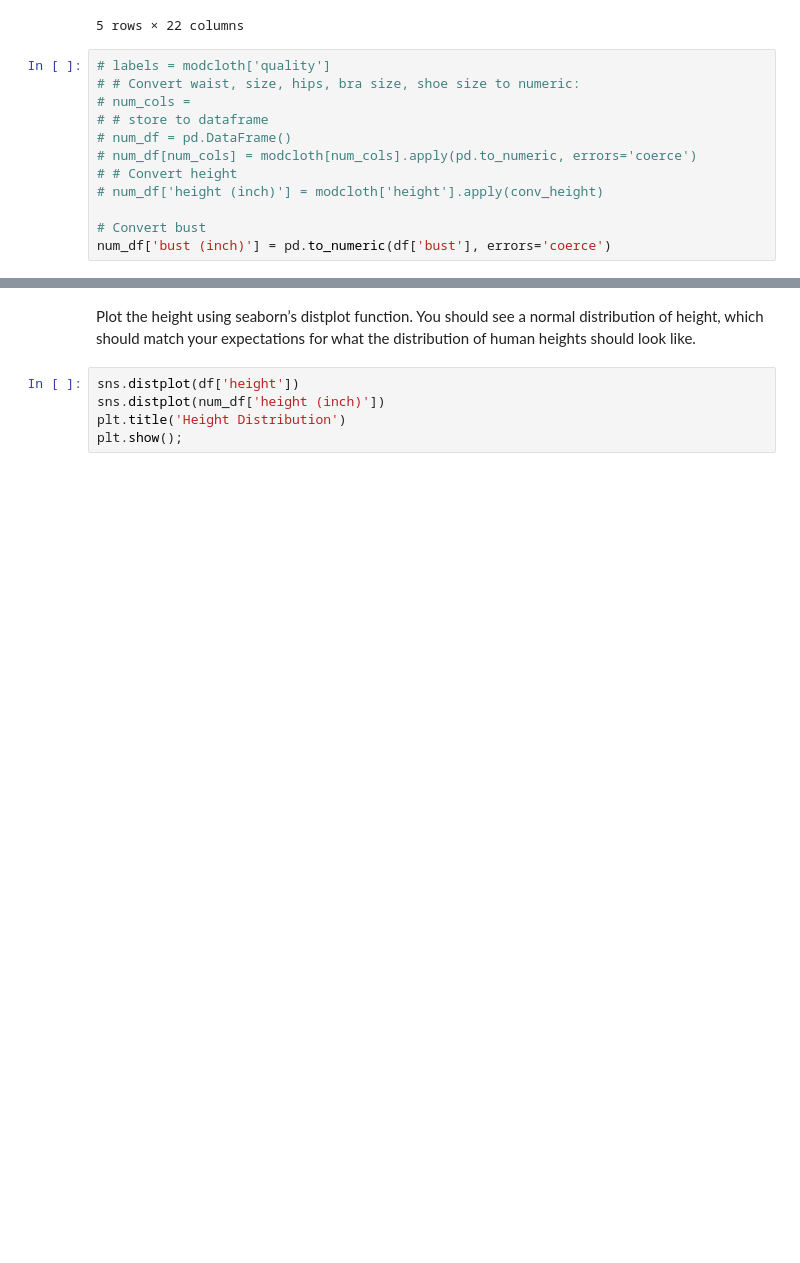
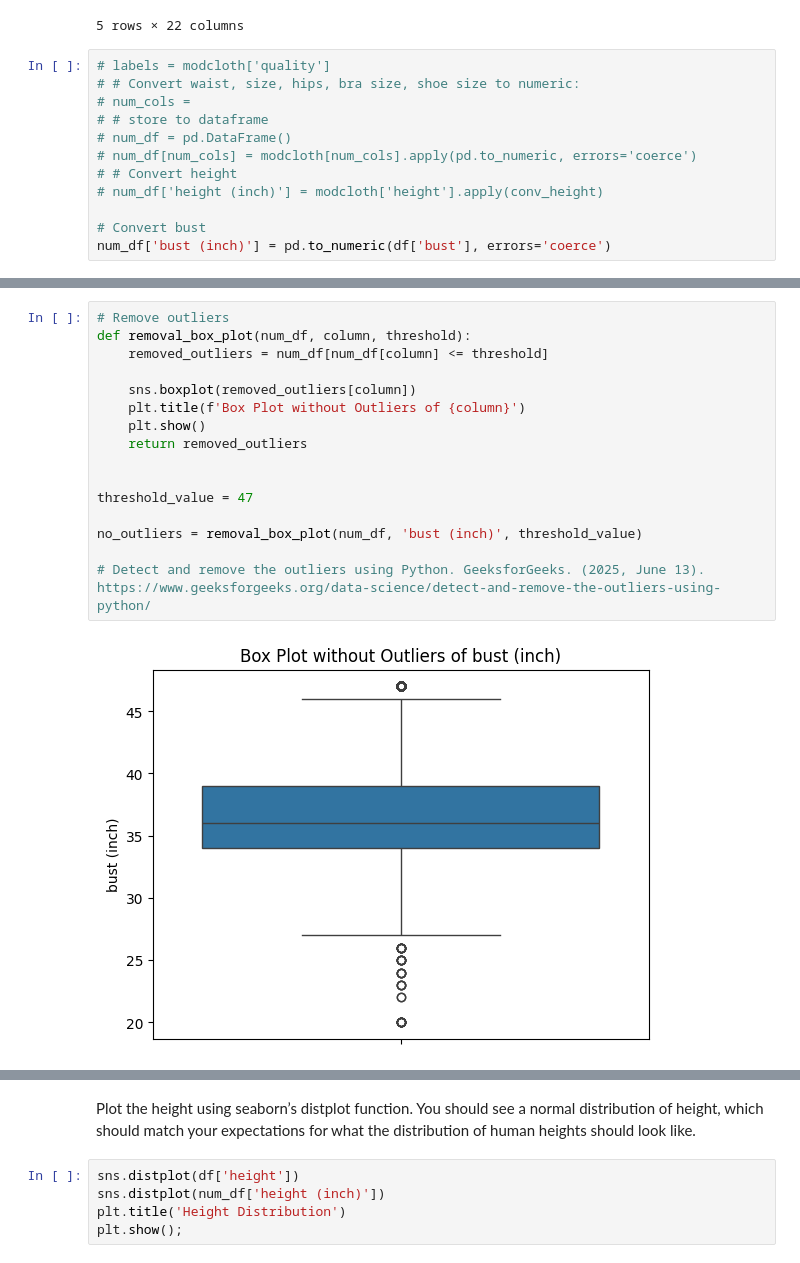
Before and after one commit to celina-velazquez/ADS-504, a Jupyter notebook: Assignment_Guide_3_.ipynb, the cells around one changed output, grey strips where cells are left out. Saved outputs shown, nothing was run; the diff lists cells and outputs as text; blank space fills up the shorter version.

```diff
--- a/Assignment_Guide_3_.ipynb
+++ b/Assignment_Guide_3_.ipynb
@@ -205,3 +221,21 @@ num_df['bust (inch)'] = pd.to_numeric(df['bust'], errors='coerce')
+# %%
+# Remove outliers
+def removal_box_plot(num_df, column, threshold):
+    removed_outliers = num_df[num_df[column] <= threshold]
+
+    sns.boxplot(removed_outliers[column])
+    plt.title(f'Box Plot without Outliers of {column}')
+    plt.show()
+    return removed_outliers
+
+
+threshold_value = 47
+
+no_outliers = removal_box_plot(num_df, 'bust (inch)', threshold_value)
+
+# Detect and remove the outliers using Python. GeeksforGeeks. (2025, June 13). https://www.geeksforgeeks.org/data-science/detect-and-remove-the-outliers-using-python/
+# %% [output]
+[figure, added]
 # %%
 # Feel free to have you own function(s). Here is a suggestion for you to get an idea
 
```
Also changed, not shown: parts of 4 cells of this notebook.
